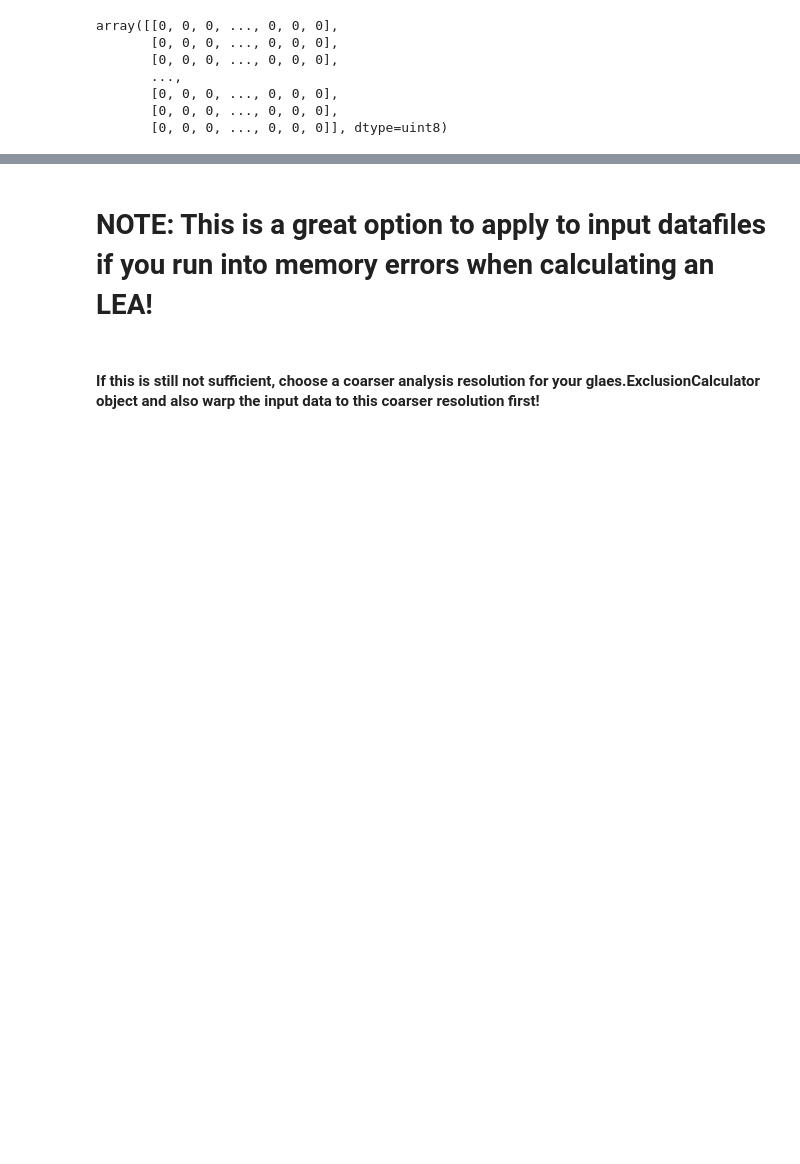
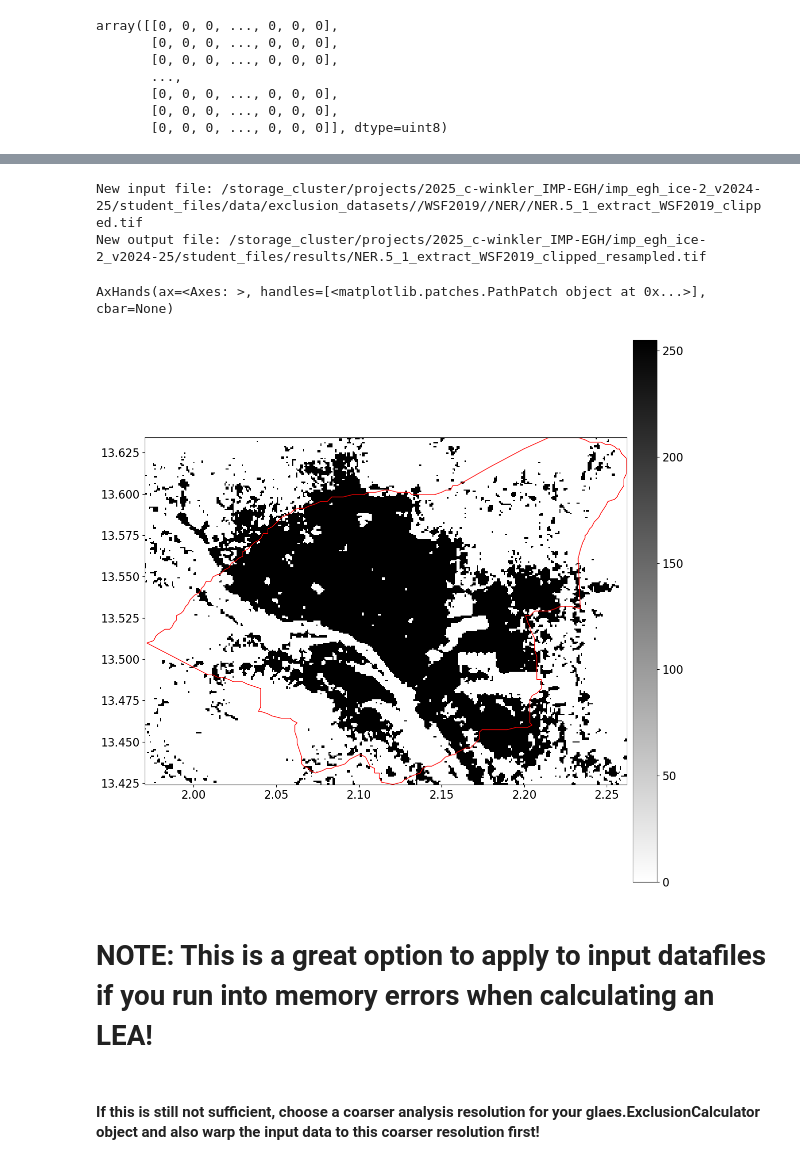
Before and after one commit to chrisjwin/IMP_EGH_ICE2, a Jupyter notebook: student_files/exercises/Unit_04_LandEligibilityForVolatileRenewableEnergySources/SubTask_5_understand_resampleAlgorithms.ipynb, the cells around one changed output, grey strips where cells are left out. Saved outputs shown, nothing was run; the diff lists cells and outputs as text; code cells hidden in the pictures; blank space fills up the shorter version.

```diff
--- a/student_files/exercises/Unit_04_LandEligibilityForVolatileRenewableEnergySources/SubTask_5_understand_resampleAlgorithms.ipynb
+++ b/student_files/exercises/Unit_04_LandEligibilityForVolatileRenewableEnergySources/SubTask_5_understand_resampleAlgorithms.ipynb
@@ -33,7 +33,7 @@ region_shp="region_shapefiles//COUNTRY_gadm_shapes_GID_level_1.shp"
 
 country_shp="region_shapefiles//COUNTRY_gadm_shapes_GID_level_0.shp"
 
-WSF2019_tif=f"exclusion_datasets//WSF2019//COUNTRY//{region}_extract_WSF2019_clipped.tif"
+WSF2019_tif="exclusion_datasets//WSF2019//COUNTRY//REGION_extract_WSF2019_clipped.tif"
 # %%
 # just like before, we determine our datafolder, here in a one liner
 data_basefolder = os.path.join(pathlib.Path().cwd().parent.parent, 'data')
@@ -286,3 +327,39 @@ AxHands(ax=<Axes: >, handles=<matplotlib.image.AxesImage object at 0x...>, cbar=
+# %%
+# repeat the warping for a 2nd region "NER.5_1" (Niamey), it will later be needed as input for another exercise
+
+region2 = "NER.5_1"
+
+# generate a new regionmask with a new region geom, else the same
+region_geom2 = region_df[region_df["GID_1"]==region2]["geom"].iloc[0]
+rm2 = gk.RegionMask.fromGeom(
+    geom=region_geom2,
+    pixelRes=resolution,
+    srs=gk.srs.EPSG3857,
+)
+
+# define new in- and output paths for the second region
+source_file2=os.path.join(data_basefolder, WSF2019_tif.replace("COUNTRY", country).replace("REGION", region2))
+print("New input file:", source_file2)
+
+output_file2 = os.path.join(
+    results_folder,
+    os.path.basename(source_file2)[:-4] + '_resampled.tif', # remove the last 4 digits from the input path ('.tif') and replace it with: '_resampled.tif'
+)
+print("New output file:", output_file2)
+
+# generate the warped raster No. 2 and show what we have
+rm2.warp(
+    source=source_file2,
+    resampleAlg='max', # choose max as resample algorithm as we wish to determine every cell as built-up with at least a single building!
+    output=output_file2, # the warped data will be saved to disk as a raster file here
+)
+ax2 = gk.drawRaster(output_file2, cmap='binary', srs=4326) # show in EPSG:4326, not the region mask SRS
+gk.drawGeoms(region_geom2, fc=(1,1,1,0), ec="red", ax=ax2) # add the region geom 2 again just like above
+# %% [output]
+New input file: /storage_cluster/projects/2025_c-winkler_IMP-EGH/imp_egh_ice-2_v2024-25/student_files/data/exclusion_datasets//WSF2019//NER//NER.5_1_extract_WSF2019_clipped.tif
+New output file: /storage_cluster/projects/2025_c-winkler_IMP-EGH/imp_egh_ice-2_v2024-25/student_files/results/NER.5_1_extract_WSF2019_clipped_resampled.tif
+AxHands(ax=<Axes: >, handles=[<matplotlib.patches.PathPatch object at 0x...>], cbar=None)
+[figure, added]
 # %% [markdown]
 # NOTE: This is a great option to apply to input datafiles if you run into memory errors when calculating an LEA!
 # %% [markdown]
```
Also changed, not shown: parts of 13 cells of this notebook, 8 other files.
